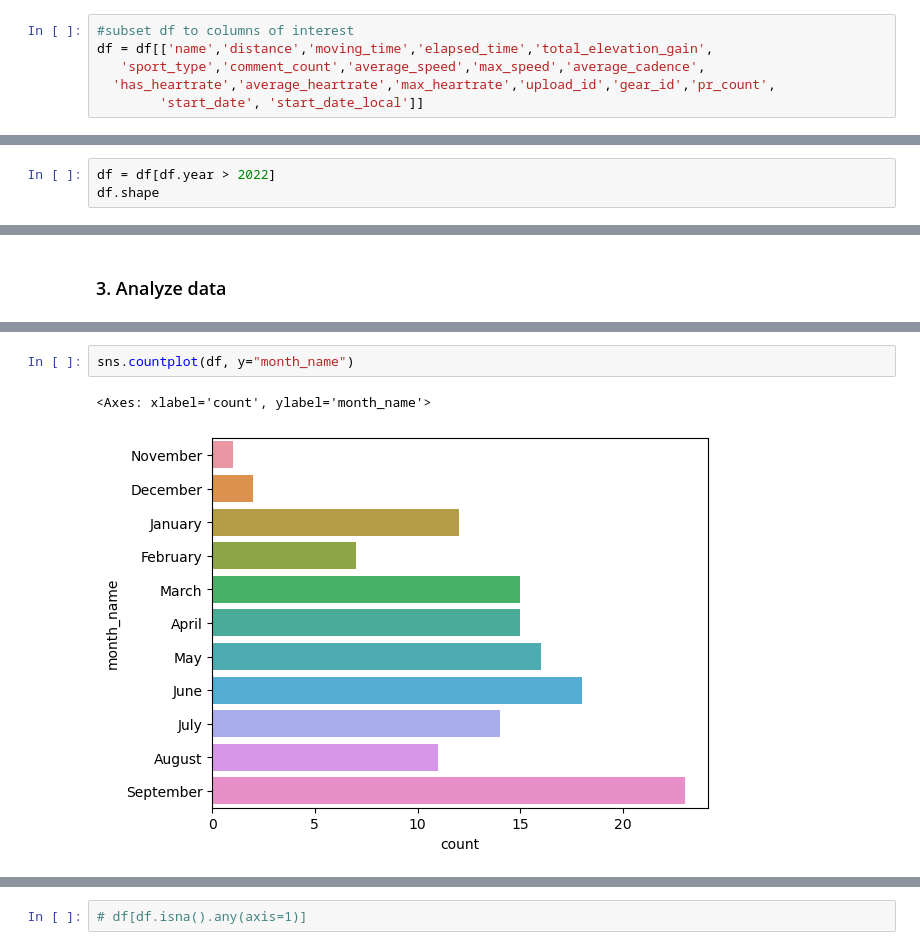
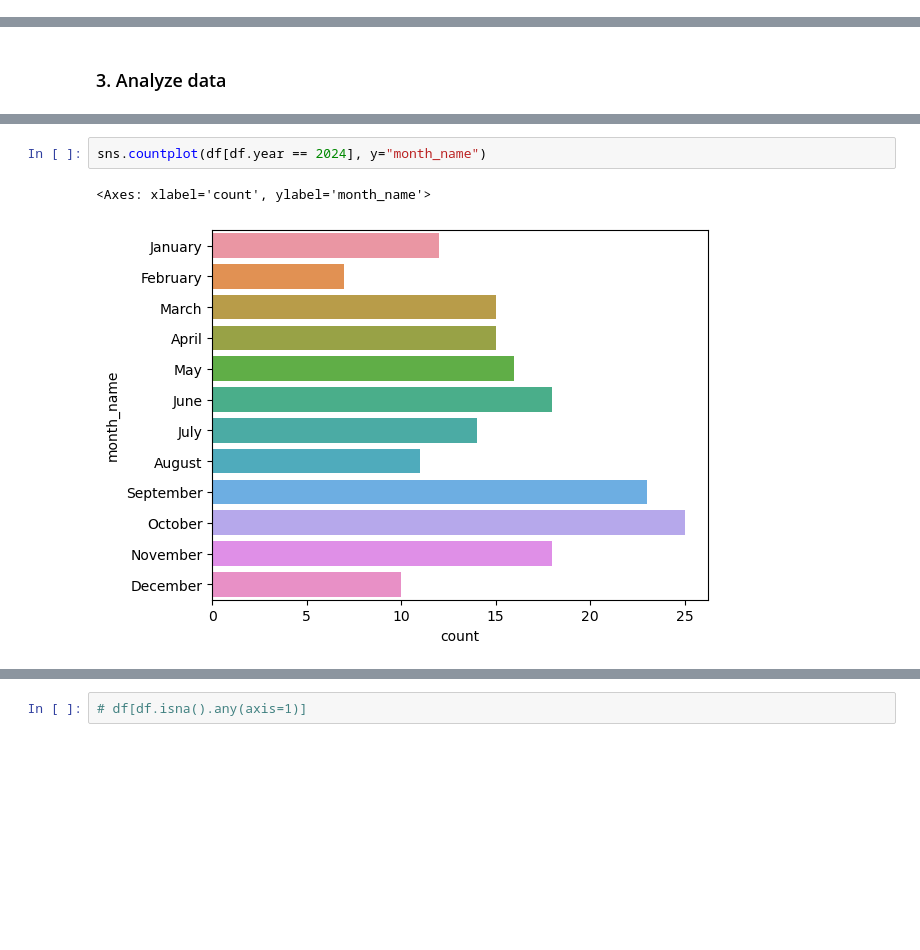
Before and after one commit to branbull/Strava_Analysis, a Jupyter notebook: Strava_Running_Analysis.ipynb, the cells around one changed output, grey strips where cells are left out. Drawn from its saved outputs; the diff is of its cells as text; blank space fills up the shorter version.

```diff
--- a/Strava_Running_Analysis.ipynb
+++ b/Strava_Running_Analysis.ipynb
@@ -82,8 +77,2 @@ Retrieved 639 activities.
 # %% [markdown]
 ### 2. Clean data
-# %%
-#subset df to columns of interest
-df = df[['name','distance','moving_time','elapsed_time','total_elevation_gain',
-   'sport_type','comment_count','average_speed','max_speed','average_cadence',
-  'has_heartrate','average_heartrate','max_heartrate','upload_id','gear_id','pr_count',
-        'start_date', 'start_date_local']]
@@ -196,3 +189,0 @@ dtype: int64
-# %%
-df = df[df.year > 2022]
-df.shape
@@ -309,5 +279,5 @@ sns.swarmplot(data=df, x="distance_miles", y="day_of_week")
 # %%
-sns.countplot(df, y="month_name")
+sns.countplot(df[df.year == 2024], y="month_name")
 # %% [output]
 <Axes: xlabel='count', ylabel='month_name'>
-[figure, old version]
+[figure, new version]
```
Also changed, not shown: parts of 28 cells of this notebook.
